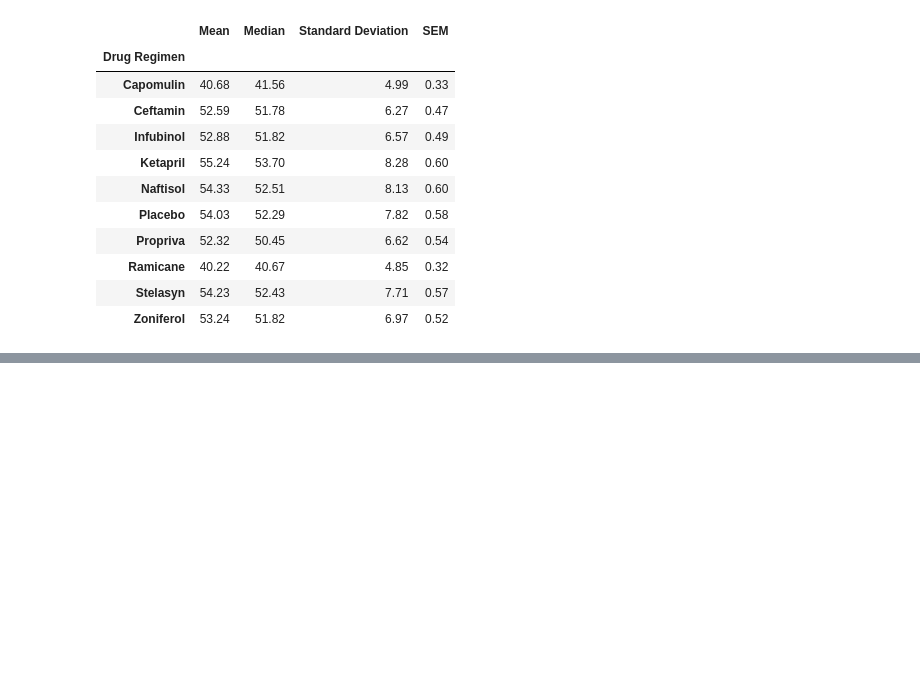
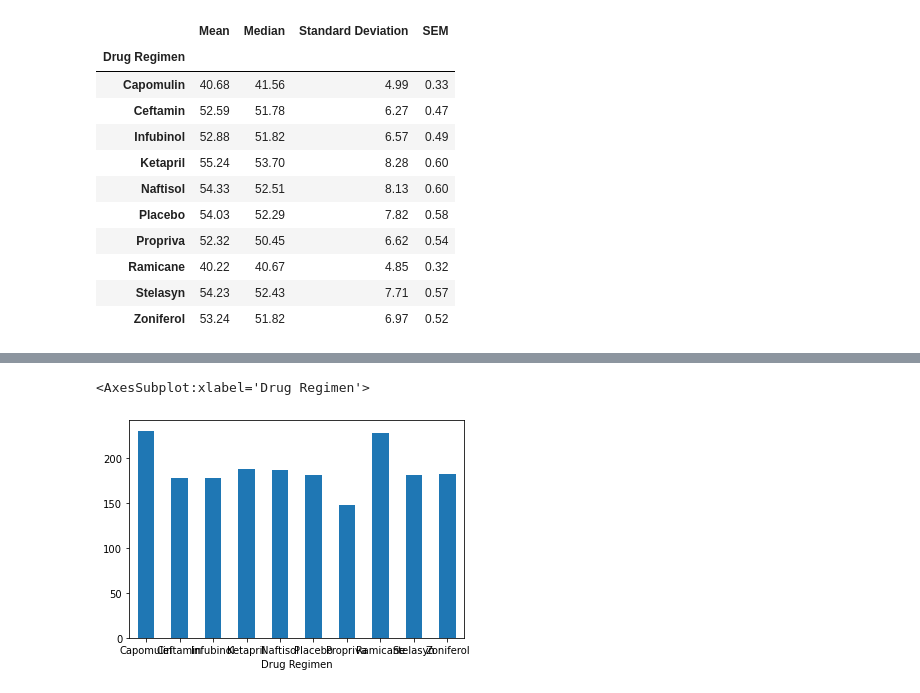
Before and after one commit to anajuarezar/matplotlib-challenge, a Jupyter notebook: pymaceuticals.ipynb, the cells around one changed output, grey strips where cells are left out. Cells and saved outputs as stored; diff of their text form; code cells hidden in the pictures; blank space fills up the shorter version.

Commit message:
Bar plot pandas

```diff
--- a/pymaceuticals.ipynb
+++ b/pymaceuticals.ipynb
@@ -123,0 +129,10 @@ statistical_summary
+# %%
+# Generate a bar plot showing the total number of measurements taken on each drug regimen using pandas.
+mouse_count = group_regimen['Mouse ID'].count()
+# %%
+# Generate a bar plot showing the total number of measurements taken on each drug regimen using pandas.
+bar_pandas = mouse_count.plot.bar(y='Mouse ID', rot=0)
+bar_pandas
+# %% [output]
+<AxesSubplot:xlabel='Drug Regimen'>
+[figure, added]
```
Also changed, not shown: parts of 1 cell of this notebook.
